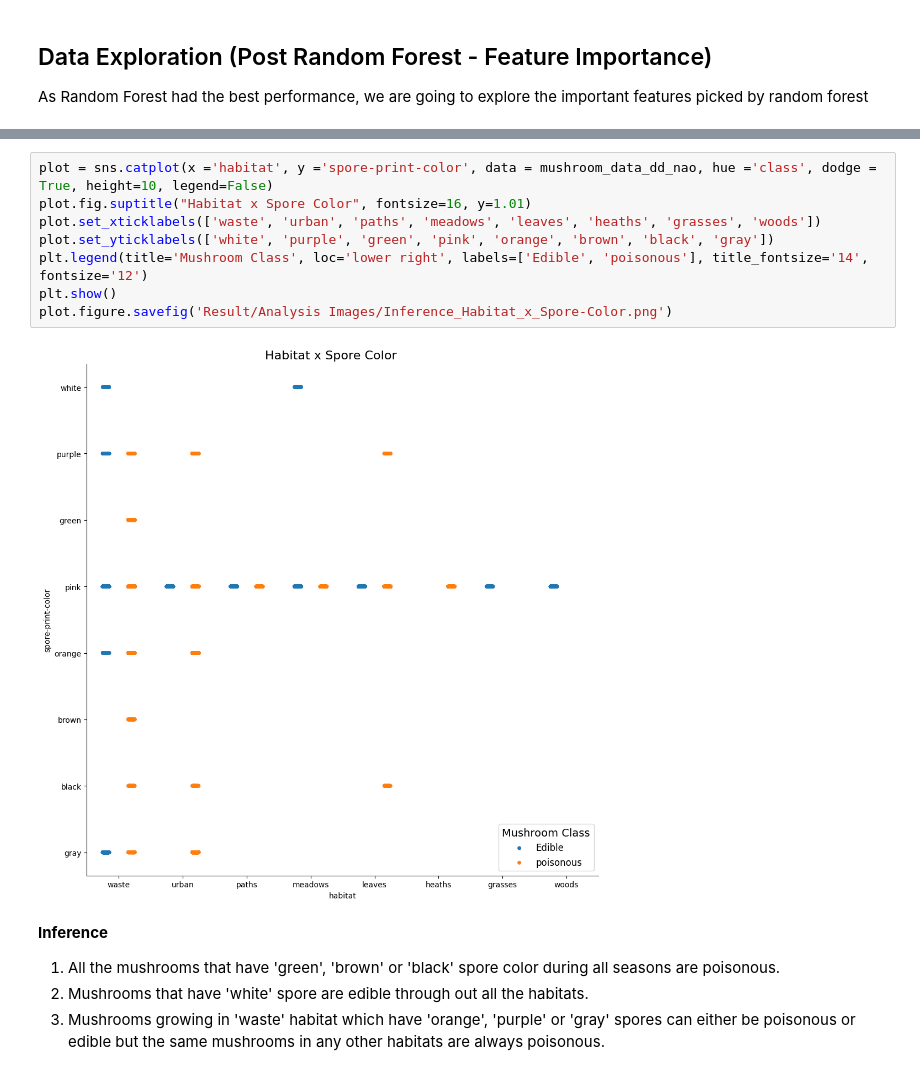
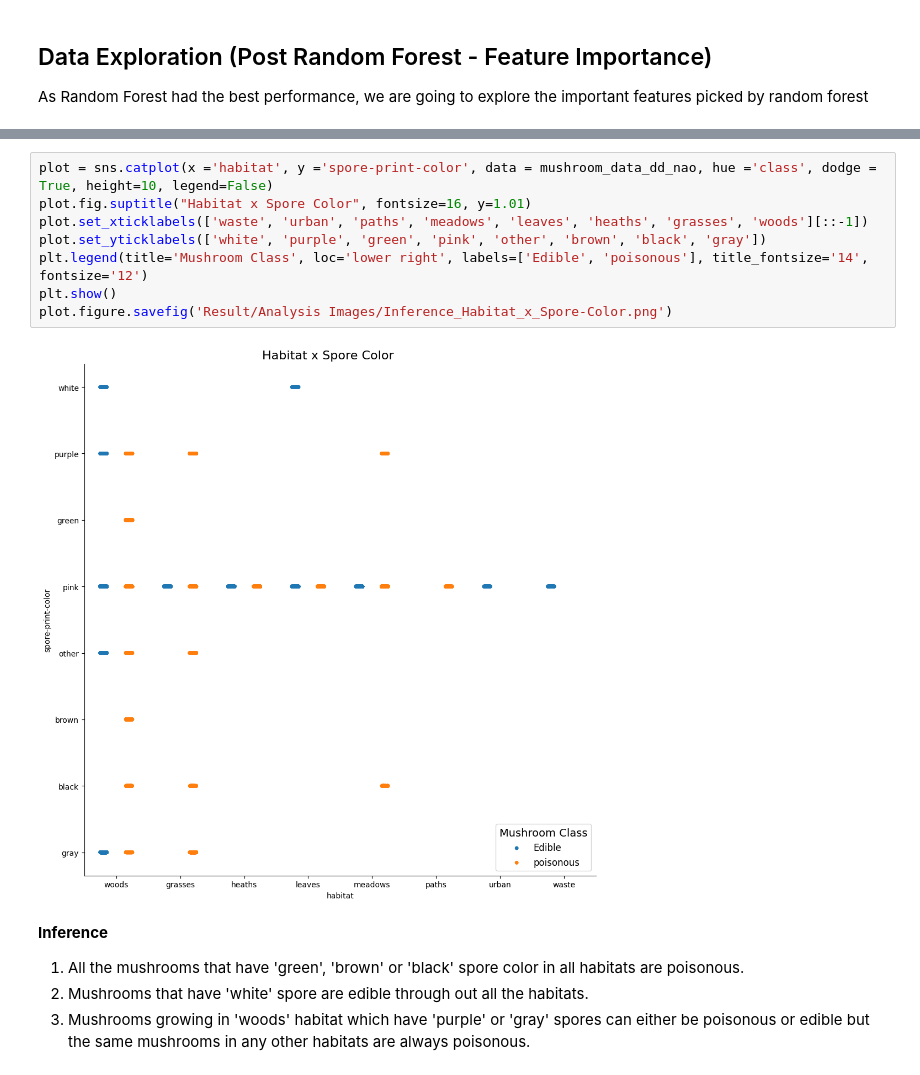
Before and after one commit to debdeepm26/IS597MLC_Final_Project, a Jupyter notebook: Mushroom.ipynb, the cells around one changed output, grey strips where cells are left out. Cells and saved outputs as stored; diff of their text form.

```diff
--- a/Mushroom.ipynb
+++ b/Mushroom.ipynb
@@ -648,18 +648,18 @@ plot.figure.savefig('Result/Analysis Images/Inference_Season_x_Habitat.png')
 # %%
 plot = sns.catplot(x ='habitat', y ='spore-print-color', data = mushroom_data_dd_nao, hue ='class', dodge = True, height=10, legend=False)
 plot.fig.suptitle("Habitat x Spore Color", fontsize=16, y=1.01)
-plot.set_xticklabels(['waste', 'urban', 'paths', 'meadows', 'leaves', 'heaths', 'grasses', 'woods'])
-plot.set_yticklabels(['white', 'purple', 'green', 'pink', 'orange', 'brown', 'black', 'gray'])
+plot.set_xticklabels(['waste', 'urban', 'paths', 'meadows', 'leaves', 'heaths', 'grasses', 'woods'][::-1])
+plot.set_yticklabels(['white', 'purple', 'green', 'pink', 'other', 'brown', 'black', 'gray'])
 plt.legend(title='Mushroom Class', loc='lower right', labels=['Edible', 'poisonous'], title_fontsize='14', fontsize='12')
 plt.show()
 plot.figure.savefig('Result/Analysis Images/Inference_Habitat_x_Spore-Color.png')
 # %% [output]
-[figure, old version]
+[figure, new version]
 # %% [markdown]
 **Inference**
-1. All the mushrooms that have 'green', 'brown' or 'black' spore color during all seasons are poisonous.
+1. All the mushrooms that have 'green', 'brown' or 'black' spore color in all habitats are poisonous.
 2. Mushrooms that have 'white' spore are edible through out all the habitats.
-3. Mushrooms growing in 'waste' habitat which have 'orange', 'purple' or 'gray' spores can either be poisonous or edible but the same mushrooms in any other habitats are always poisonous.
+3. Mushrooms growing in 'woods' habitat which have 'purple' or 'gray' spores can either be poisonous or edible but the same mushrooms in any other habitats are always poisonous.
 # %%
 plot = sns.catplot(x ='has-ring', y ='ring-type', data = mushroom_data_dd_nao, hue ='class', dodge = True, height=10, legend=False)
 plot.fig.suptitle("Has Ring x Ring Type", fontsize=16, y=1.01)
```
Also changed, not shown: parts of 8 cells of this notebook, 5 other files.
